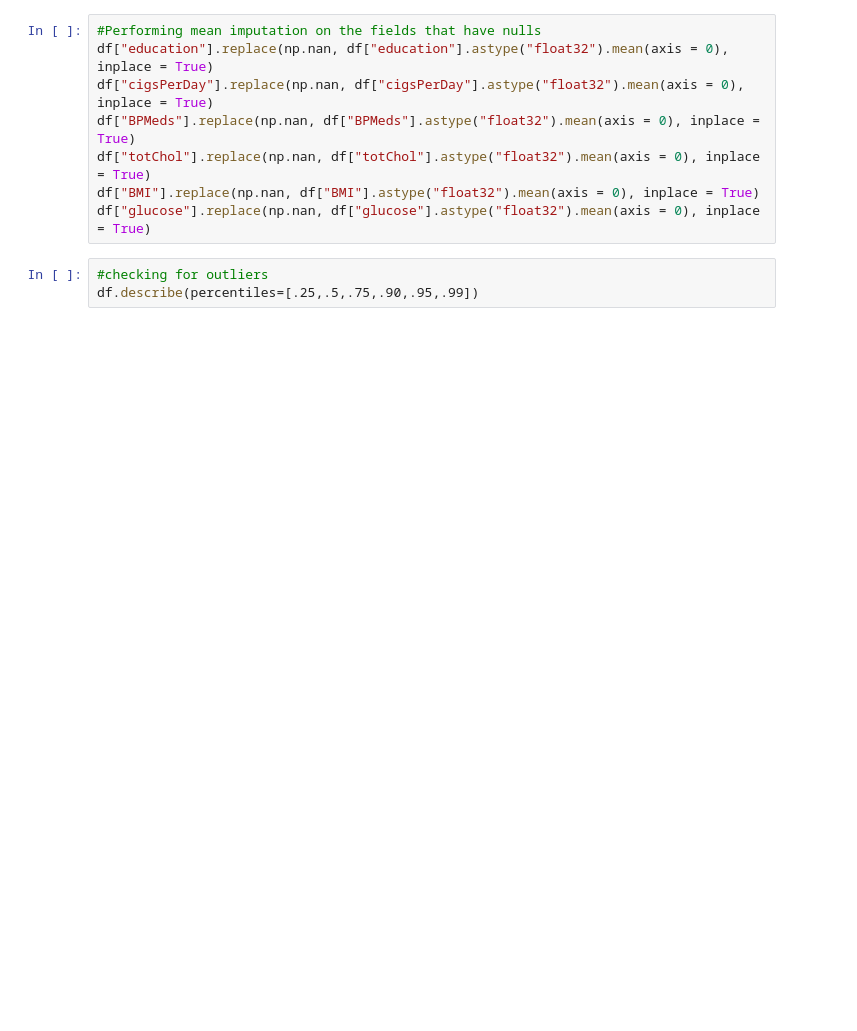
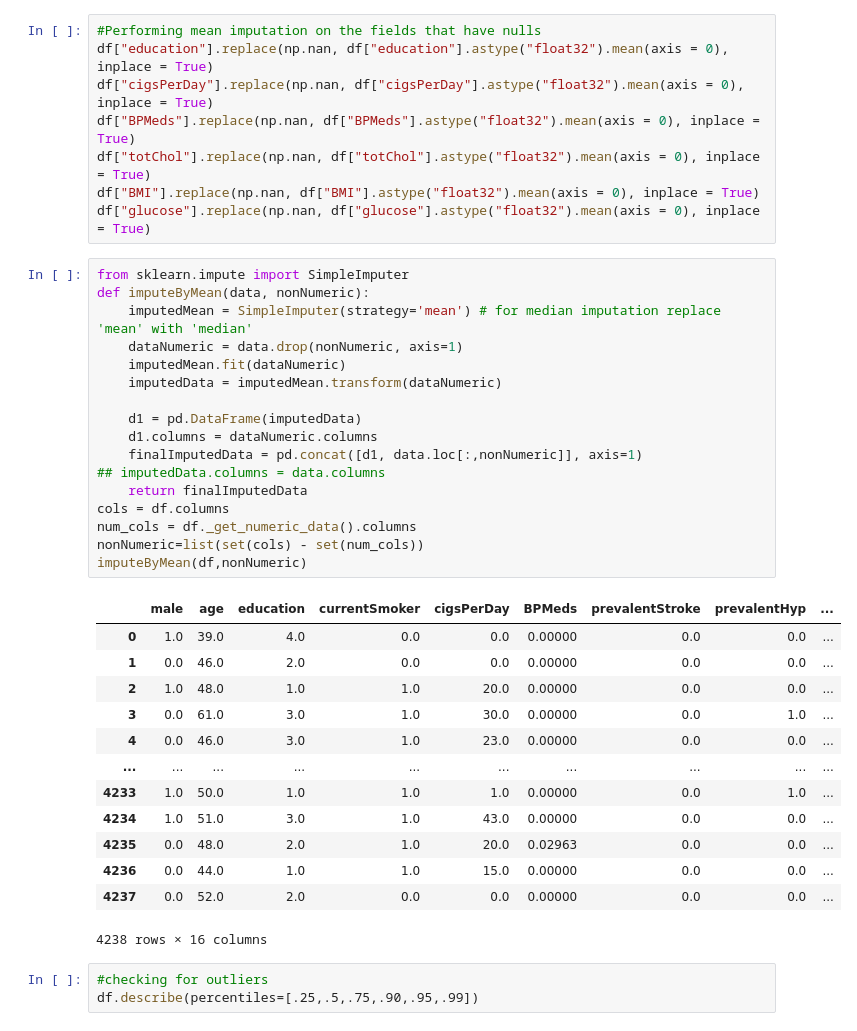
Before and after one commit to bitspilanigroup2/heartdisease, a Jupyter notebook: notebooks/1.0-lalitha-initial-data-exploration.ipynb, the cells around one changed output. Cells and saved outputs as stored; diff of their text form; blank space fills up the shorter version.

```diff
--- a/notebooks/1.0-lalitha-initial-data-exploration.ipynb
+++ b/notebooks/1.0-lalitha-initial-data-exploration.ipynb
@@ -112,6 +238,37 @@ df["BPMeds"].replace(np.nan, df["BPMeds"].astype("float32").mean(axis = 0), inpl
 df["totChol"].replace(np.nan, df["totChol"].astype("float32").mean(axis = 0), inplace = True)
 df["BMI"].replace(np.nan, df["BMI"].astype("float32").mean(axis = 0), inplace = True)
 df["glucose"].replace(np.nan, df["glucose"].astype("float32").mean(axis = 0), inplace = True)
+# %%
+from sklearn.impute import SimpleImputer
+def imputeByMean(data, nonNumeric):
+    imputedMean = SimpleImputer(strategy='mean') # for median imputation replace 'mean' with 'median'
+    dataNumeric = data.drop(nonNumeric, axis=1)
+    imputedMean.fit(dataNumeric)
+    imputedData = imputedMean.transform(dataNumeric)
+
+    d1 = pd.DataFrame(imputedData)
+    d1.columns = dataNumeric.columns
+    finalImputedData = pd.concat([d1, data.loc[:,nonNumeric]], axis=1)
+## imputedData.columns = data.columns
+    return finalImputedData
+cols = df.columns
+num_cols = df._get_numeric_data().columns
+nonNumeric=list(set(cols) - set(num_cols))
+imputeByMean(df,nonNumeric)
+# %% [output]
+|  | male | age | education | currentSmoker | cigsPerDay | BPMeds | prevalentStroke | prevalentHyp | ... |
+| 0 | 1.0 | 39.0 | 4.0 | 0.0 | 0.0 | 0.00000 | 0.0 | 0.0 | ... |
+| 1 | 0.0 | 46.0 | 2.0 | 0.0 | 0.0 | 0.00000 | 0.0 | 0.0 | ... |
+| 2 | 1.0 | 48.0 | 1.0 | 1.0 | 20.0 | 0.00000 | 0.0 | 0.0 | ... |
+| 3 | 0.0 | 61.0 | 3.0 | 1.0 | 30.0 | 0.00000 | 0.0 | 1.0 | ... |
+| 4 | 0.0 | 46.0 | 3.0 | 1.0 | 23.0 | 0.00000 | 0.0 | 0.0 | ... |
+| ... | ... | ... | ... | ... | ... | ... | ... | ... | ... |
+| 4233 | 1.0 | 50.0 | 1.0 | 1.0 | 1.0 | 0.00000 | 0.0 | 1.0 | ... |
+| 4234 | 1.0 | 51.0 | 3.0 | 1.0 | 43.0 | 0.00000 | 0.0 | 0.0 | ... |
+| 4235 | 0.0 | 48.0 | 2.0 | 1.0 | 20.0 | 0.02963 | 0.0 | 0.0 | ... |
+| 4236 | 0.0 | 44.0 | 1.0 | 1.0 | 15.0 | 0.00000 | 0.0 | 0.0 | ... |
+| 4237 | 0.0 | 52.0 | 2.0 | 0.0 | 0.0 | 0.00000 | 0.0 | 0.0 | ... |
+4238 rows × 16 columns
 # %%
 #checking for outliers
 df.describe(percentiles=[.25,.5,.75,.90,.95,.99])
```
Also changed, not shown: parts of 13 cells of this notebook.
